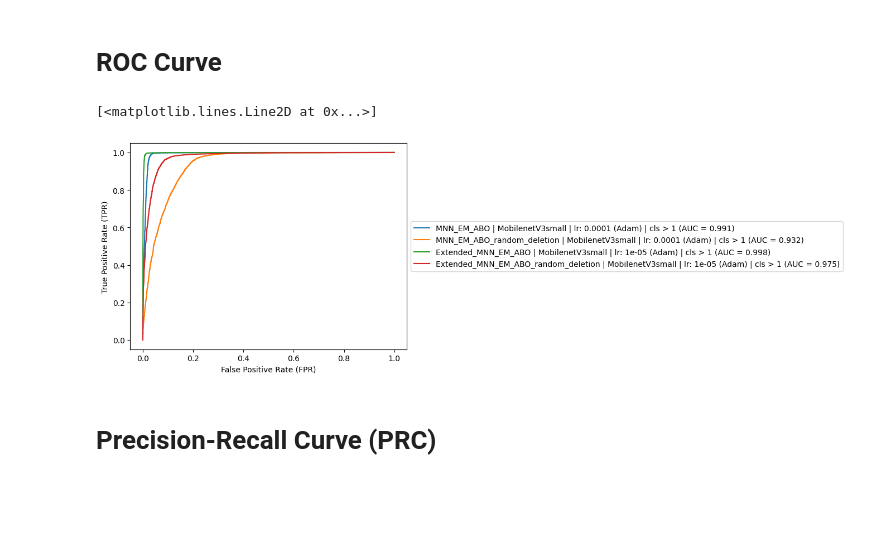
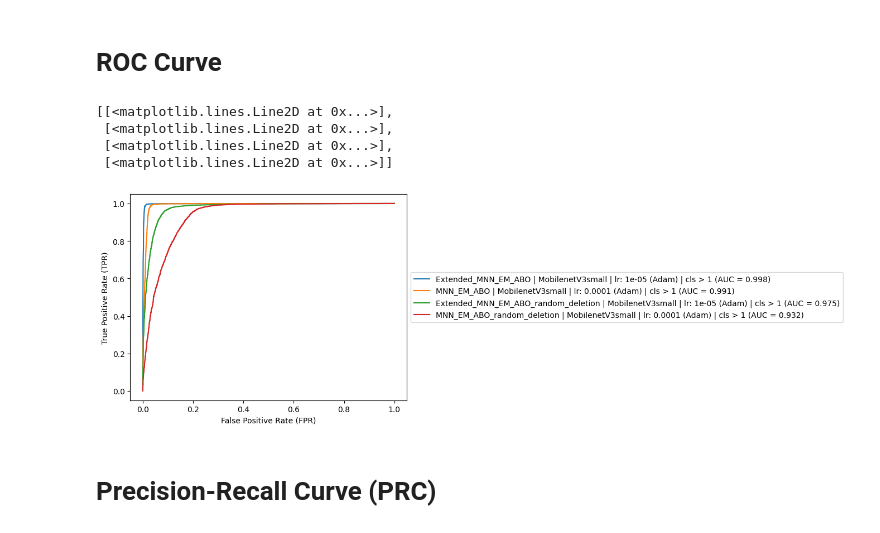
Before and after one commit to slacrum/multimodal_product_matching, a Jupyter notebook: notebooks/visualize_results.ipynb, the cells around one changed output. Drawn from its saved outputs; the diff is of its cells as text; code cells hidden in the pictures; blank space fills up the shorter version.

```diff
--- a/notebooks/visualize_results.ipynb
+++ b/notebooks/visualize_results.ipynb
@@ -40,12 +32,12 @@ metrics_4 = Metric(**extract_metrics_config(config_4))
 # %% [markdown]
 # ROC Curve
-# %%
-metrics_1.plot_roc()
-metrics_2.plot_roc()
-metrics_3.plot_roc()
-metrics_4.plot_roc()
-# %% [output]
-[<matplotlib.lines.Line2D at 0x...>]
-[figure, removed]
+# %%
+[metric.plot_roc() for metric in metrics]
+# %% [output]
+[[<matplotlib.lines.Line2D at 0x...>],
+ [<matplotlib.lines.Line2D at 0x...>],
+ [<matplotlib.lines.Line2D at 0x...>],
+ [<matplotlib.lines.Line2D at 0x...>]]
+[figure, added]
 # %% [markdown]
 # Precision-Recall Curve (PRC)
```
Also changed, not shown: parts of 10 cells of this notebook, 1 other file.
